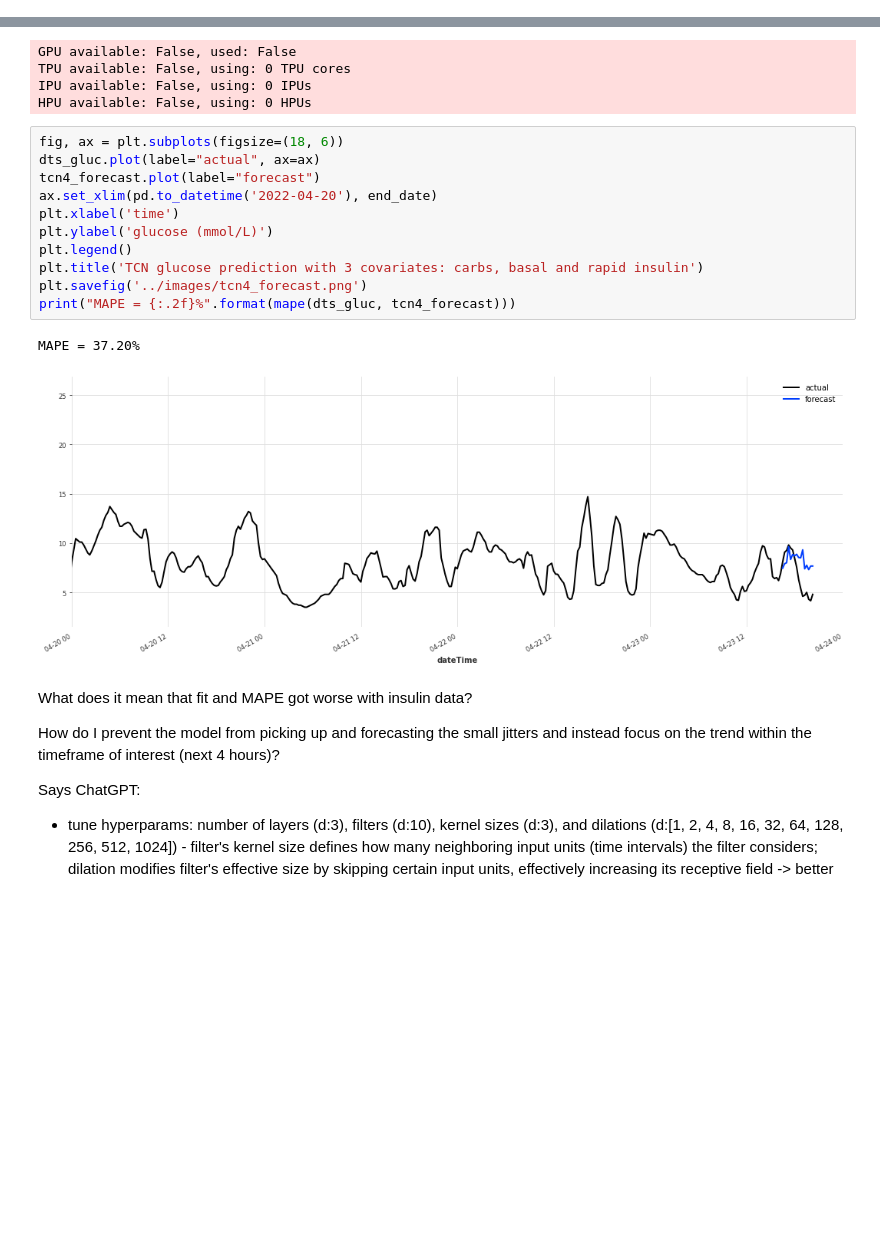
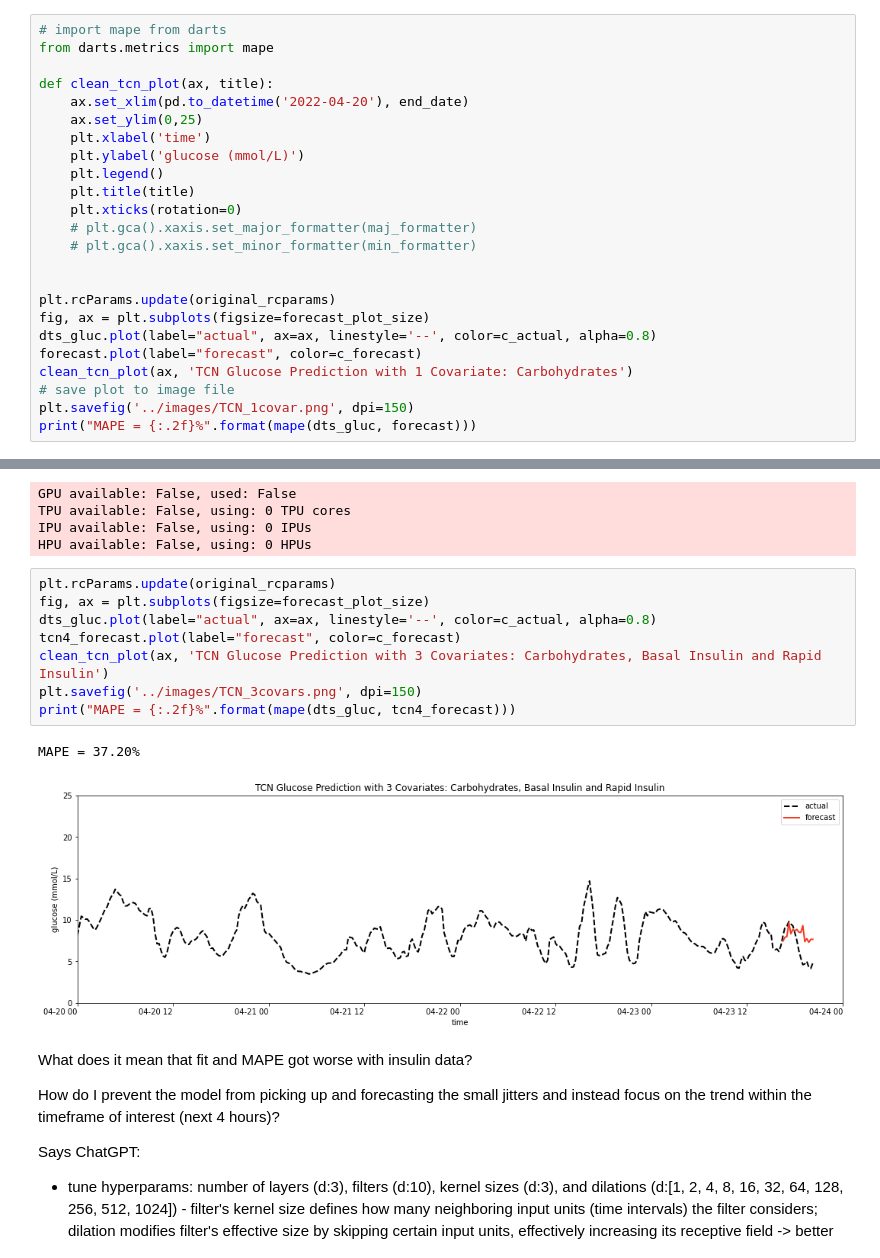
Before and after one commit to inaug22/capstone3, a Jupyter notebook: notebooks/glucose_wrangling+EDA.ipynb, the cells around one changed output, grey strips where cells are left out. Cells and saved outputs as stored; diff of their text form; blank space fills up the shorter version.

Commit message:
tidy up plots for report

```diff
--- a/notebooks/glucose_wrangling+EDA.ipynb
+++ b/notebooks/glucose_wrangling+EDA.ipynb
@@ -1001,0 +1071,24 @@ MAPE = 31.71%
+# %%
+# import mape from darts
+from darts.metrics import mape
+
+def clean_tcn_plot(ax, title):
+    ax.set_xlim(pd.to_datetime('2022-04-20'), end_date)
+    ax.set_ylim(0,25)
+    plt.xlabel('time')
+    plt.ylabel('glucose (mmol/L)')
+    plt.legend()
+    plt.title(title)
+    plt.xticks(rotation=0)
+    # plt.gca().xaxis.set_major_formatter(maj_formatter)
+    # plt.gca().xaxis.set_minor_formatter(min_formatter)
+
+
+plt.rcParams.update(original_rcparams)
+fig, ax = plt.subplots(figsize=forecast_plot_size)
+dts_gluc.plot(label="actual", ax=ax, linestyle='--', color=c_actual, alpha=0.8)
+forecast.plot(label="forecast", color=c_forecast)
+clean_tcn_plot(ax, 'TCN Glucose Prediction with 1 Covariate: Carbohydrates')
+# save plot to image file
+plt.savefig('../images/TCN_1covar.png', dpi=150)
+print("MAPE = {:.2f}%".format(mape(dts_gluc, forecast)))
@@ -1049,19 +1145,16 @@ TPU available: False, using: 0 TPU cores
 IPU available: False, using: 0 IPUs
 HPU available: False, using: 0 HPUs
 # %%
-fig, ax = plt.subplots(figsize=(18, 6))
-dts_gluc.plot(label="actual", ax=ax)
-tcn4_forecast.plot(label="forecast")
-ax.set_xlim(pd.to_datetime('2022-04-20'), end_date)
-plt.xlabel('time')
-plt.ylabel('glucose (mmol/L)')
-plt.legend()
-plt.title('TCN glucose prediction with 3 covariates: carbs, basal and rapid insulin')
-plt.savefig('../images/tcn4_forecast.png')
+plt.rcParams.update(original_rcparams)
+fig, ax = plt.subplots(figsize=forecast_plot_size)
+dts_gluc.plot(label="actual", ax=ax, linestyle='--', color=c_actual, alpha=0.8)
+tcn4_forecast.plot(label="forecast", color=c_forecast)
+clean_tcn_plot(ax, 'TCN Glucose Prediction with 3 Covariates: Carbohydrates, Basal Insulin and Rapid Insulin')
+plt.savefig('../images/TCN_3covars.png', dpi=150)
 print("MAPE = {:.2f}%".format(mape(dts_gluc, tcn4_forecast)))
 # %% [output]
 MAPE = 37.20%
-[figure, old version]
+[figure, new version]
 # %% [markdown]
 What does it mean that fit and MAPE got worse with insulin data?
 
```
Also changed, not shown: parts of 45 cells of this notebook.
